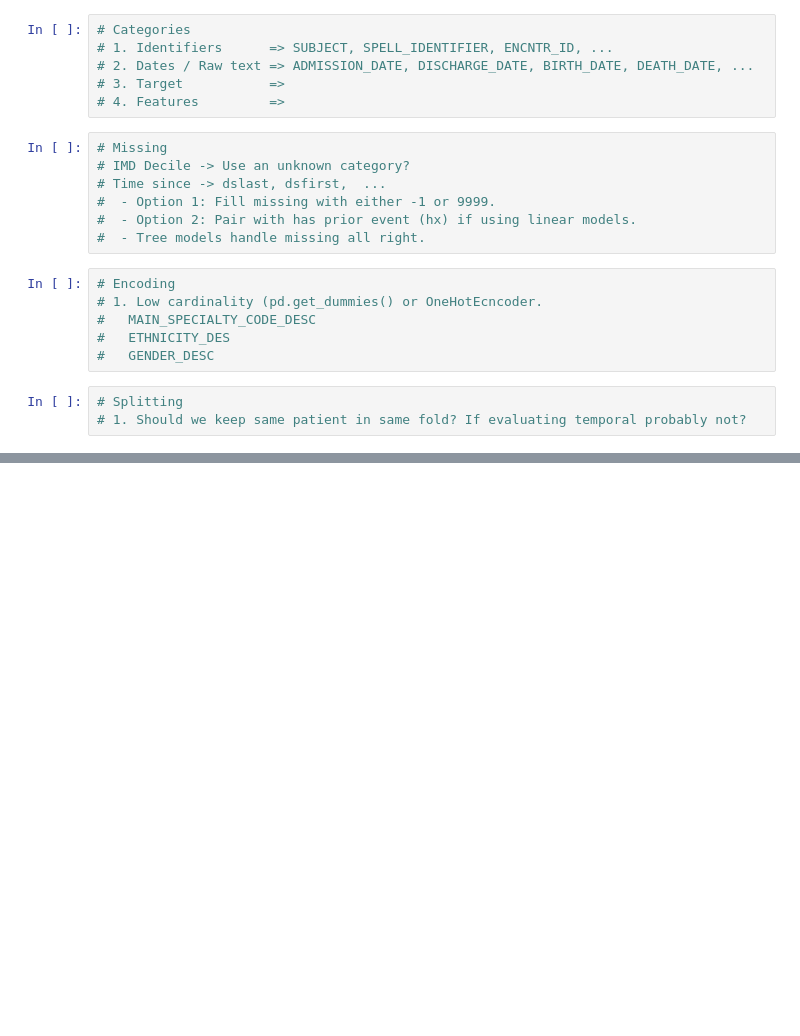
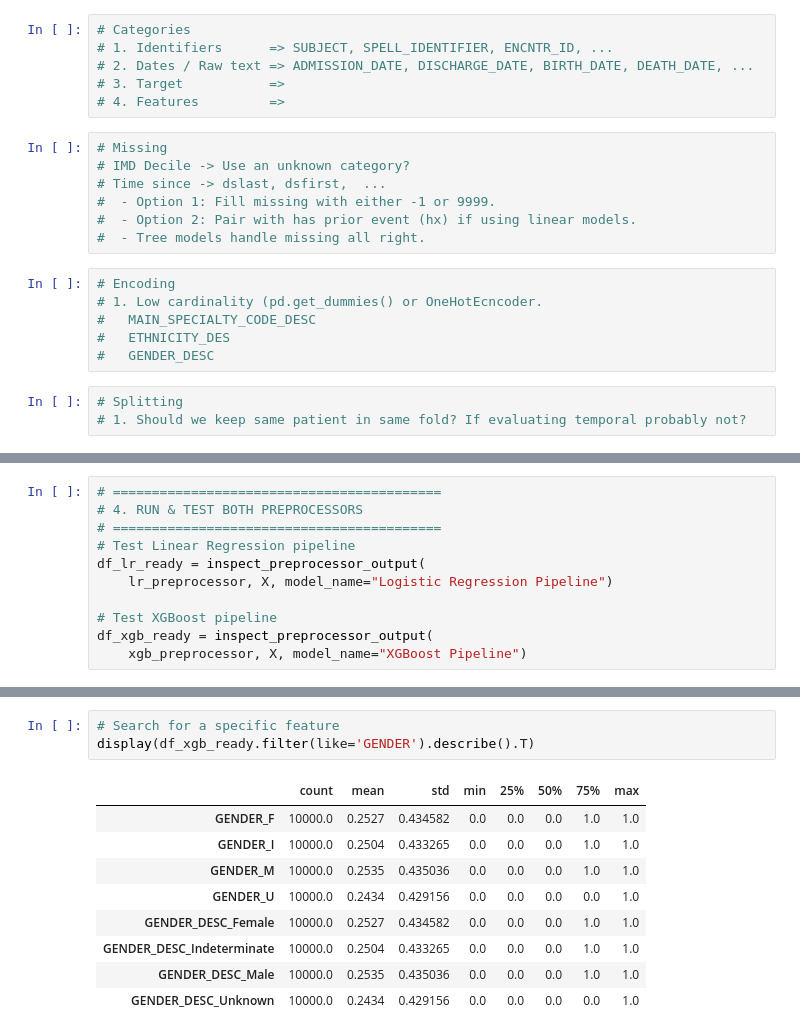
Before and after one commit to bahp/icare-risk, a Jupyter notebook: notebooks/b_preparation/07_mlprep.ipynb, the cells around one changed output, grey strips where cells are left out. Drawn from its saved outputs; the diff is of its cells as text; blank space fills up the shorter version.

```diff
--- a/notebooks/b_preparation/07_mlprep.ipynb
+++ b/notebooks/b_preparation/07_mlprep.ipynb
@@ -141,0 +264,11 @@ print(f"Saved ML-ready dataset to {cleaned_output_path} with shape {df_ml.shape}
+# %%
+# ==========================================
+# 4. RUN & TEST BOTH PREPROCESSORS
+# ==========================================
+# Test Linear Regression pipeline
+df_lr_ready = inspect_preprocessor_output(
+    lr_preprocessor, X, model_name="Logistic Regression Pipeline")
+
+# Test XGBoost pipeline
+df_xgb_ready = inspect_preprocessor_output(
+    xgb_preprocessor, X, model_name="XGBoost Pipeline")
@@ -141,0 +344,13 @@ print(f"Saved ML-ready dataset to {cleaned_output_path} with shape {df_ml.shape}
+# %%
+# Search for a specific feature
+display(df_xgb_ready.filter(like='GENDER').describe().T)
+# %% [output]
+|  | count | mean | std | min | 25% | 50% | 75% | max |
+| GENDER_F | 10000.0 | 0.2527 | 0.434582 | 0.0 | 0.0 | 0.0 | 1.0 | 1.0 |
+| GENDER_I | 10000.0 | 0.2504 | 0.433265 | 0.0 | 0.0 | 0.0 | 1.0 | 1.0 |
+| GENDER_M | 10000.0 | 0.2535 | 0.435036 | 0.0 | 0.0 | 0.0 | 1.0 | 1.0 |
+| GENDER_U | 10000.0 | 0.2434 | 0.429156 | 0.0 | 0.0 | 0.0 | 0.0 | 1.0 |
+| GENDER_DESC_Female | 10000.0 | 0.2527 | 0.434582 | 0.0 | 0.0 | 0.0 | 1.0 | 1.0 |
+| GENDER_DESC_Indeterminate | 10000.0 | 0.2504 | 0.433265 | 0.0 | 0.0 | 0.0 | 1.0 | 1.0 |
+| GENDER_DESC_Male | 10000.0 | 0.2535 | 0.435036 | 0.0 | 0.0 | 0.0 | 1.0 | 1.0 |
+| GENDER_DESC_Unknown | 10000.0 | 0.2434 | 0.429156 | 0.0 | 0.0 | 0.0 | 0.0 | 1.0 |
```
Also changed, not shown: parts of 7 cells of this notebook, 17 other files.
